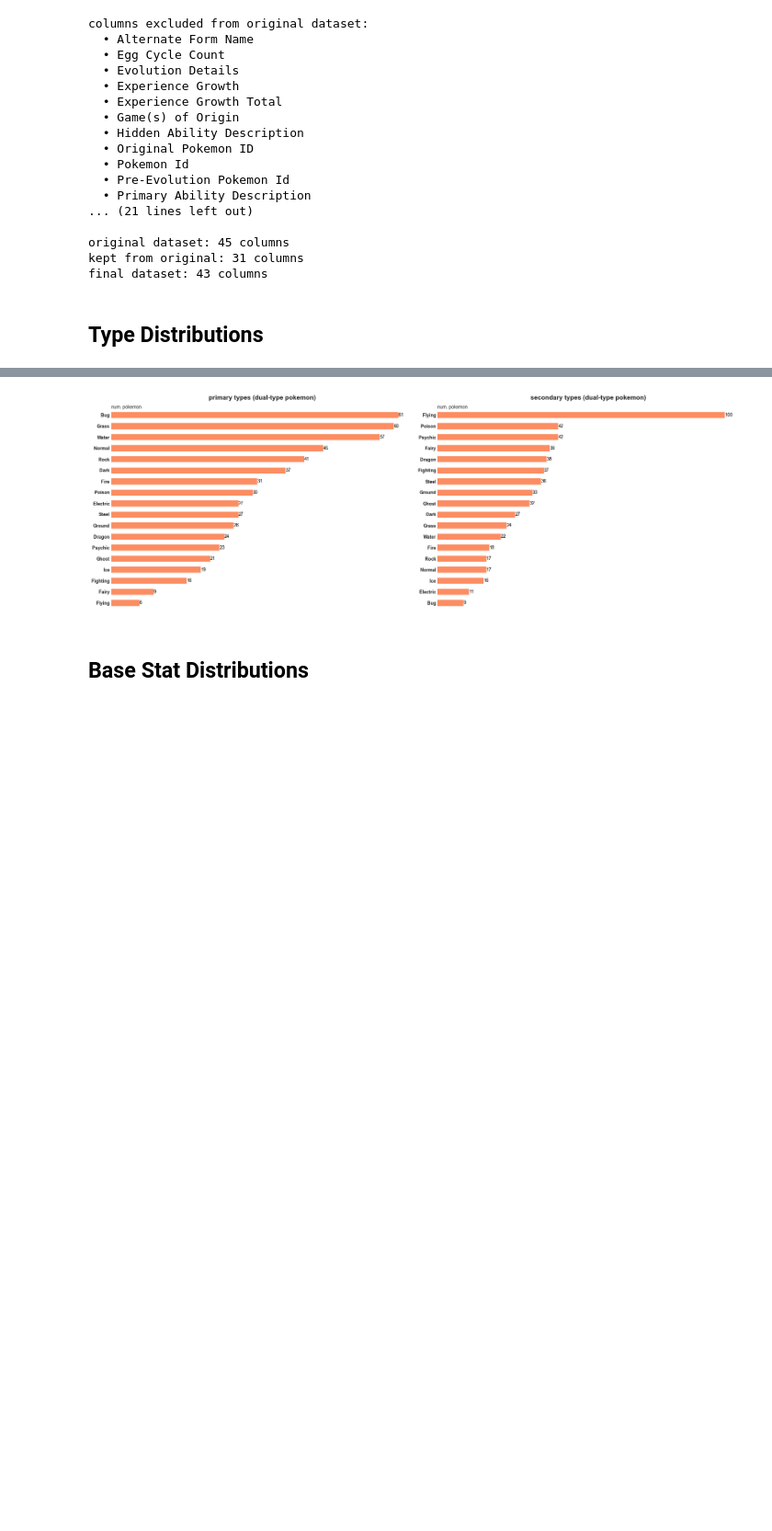
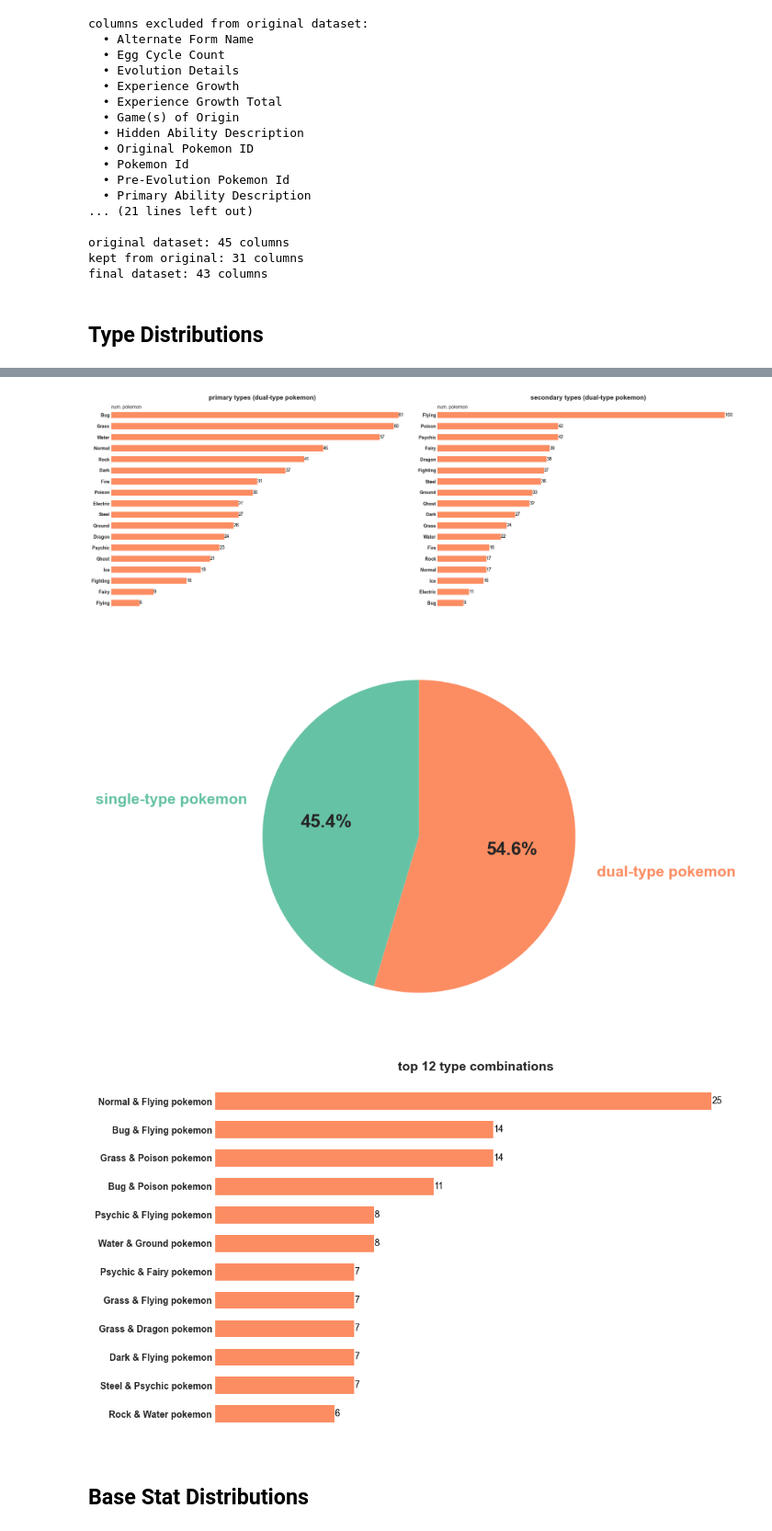
Before and after one commit to Redseba/Team-Rocket-Research, a Jupyter notebook: 1_data_distributions.ipynb, the cells around one changed output, grey strips where cells are left out. Shown: that part at 92% size. Saved outputs shown, nothing was run; the diff lists cells and outputs as text; code cells hidden in the pictures; blank space fills up the shorter version.

Commit message:
updated distribution graphs

```diff
--- a/1_data_distributions.ipynb
+++ b/1_data_distributions.ipynb
@@ -190,7 +190,14 @@ final dataset: 43 columns
 ## Type Distributions
 # %%
 # --- TYPE DISTRIBUTION CHARTS ---
-# Group 1: Full primary type distribution (all), and single-type primary distribution (side by side)
+# define strip_quotes utility if missing
+def strip_quotes(series):
+    return series.str.replace('"', '').str.replace("'", '') if hasattr(series, 'str') else series
+
+# create single_type and dual_type DataFrames
+single_type = df_clean[df_clean['Has Secondary Type'] == 0]
+dual_type = df_clean[df_clean['Has Secondary Type'] == 1]
+
 fig, (ax1, ax2) = plt.subplots(1, 2, figsize=(20, 7))
 # full primary type distribution (all pokemon)
 all_type_counts = df_clean['Primary Type'].value_counts(ascending=False)
@@ -242,35 +249,94 @@ for bar in bars1:
     bar.set_edgecolor('none')
     bar.set_linewidth(0)
 for label in ax1.get_yticklabels():
     label.set_fontweight('bold')
 ax1.text(0, len(dual_primary)-0.5, 'num. pokemon', fontsize=10, fontweight='normal', ha='left', va='bottom')
 for bar, count in zip(bars1, dual_primary.values[::-1]):
     ax1.text(bar.get_width(), bar.get_y() + bar.get_height()/2, f'{count}', ha='left', va='center', fontsize=10, color='black')
 # secondary type distribution (dual-type only)
 secondary_counts = dual_type['Secondary Type'].value_counts(ascending=False)
 secondary_counts.index = strip_quotes(secondary_counts.index)
 bars2 = ax2.barh(secondary_counts.index[::-1], secondary_counts.values[::-1], color=presentation_palette[1], edgecolor='none', linewidth=0, height=0.55)
 ax2.set_title('secondary types (dual-type pokemon)', fontsize=14, fontweight='bold')
 ax2.axes.get_xaxis().set_visible(False)
 ax2.grid(False)
 ax2.set_frame_on(False)
 for bar in bars2:
     bar.set_edgecolor('none')
     bar.set_linewidth(0)
 for label in ax2.get_yticklabels():
     label.set_fontweight('bold')
 ax2.text(0, len(secondary_counts)-0.5, 'num. pokemon', fontsize=10, fontweight='normal', ha='left', va='bottom')
 for bar, count in zip(bars2, secondary_counts.values[::-1]):
     ax2.text(bar.get_width(), bar.get_y() + bar.get_height()/2, f'{count}', ha='left', va='center', fontsize=10, color='black')
 plt.tight_layout()
 plt.savefig('figures/distribution/primary_and_secondary_dual_type.png', dpi=800, bbox_inches='tight')
 plt.show()
 
-# --- REMOVED INDIVIDUAL CHARTS (now grouped above) ---
-# (single vs dual pie, top combos, etc. remain unchanged below)
+# --- INDIVIDUAL CHARTS: PIE AND TOP COMBOS ---
+# Pie chart: single-type vs dual-type pokemon
+fig, ax = plt.subplots(figsize=(7, 7))
+single_count = len(single_type)
+dual_count = len(dual_type)
+pie_labels = ['single-type pokemon', 'dual-type pokemon']
+pie_sizes = [single_count, dual_count]
+pie_colors = [presentation_palette[0], presentation_palette[1]]
+wedges, texts, autotexts = ax.pie(
+    pie_sizes,
+    labels=None,
+    autopct='%1.1f%%',
+    colors=pie_colors,
+    startangle=90,
+    textprops={'fontsize': 16}
+)
+# set pie labels as colored text matching slice, moved even further out
+for i, (wedge, label) in enumerate(zip(wedges, pie_labels)):
+    ang = (wedge.theta2 + wedge.theta1) / 2.
+    x = np.cos(np.deg2rad(ang)) * 1.6  # move labels further out
+    y = np.sin(np.deg2rad(ang)) * 1.6
+    ax.text(x, y, label, ha='center', va='center', fontsize=15,
+            fontweight='bold', color=pie_colors[i])
+# make percentage labels larger
+for autotext in autotexts:
+    autotext.set_fontsize(18)
+    autotext.set_fontweight('bold')
+ax.set_title(None)
+plt.savefig('figures/distribution/single_vs_dual_pie.png',
+            dpi=800, bbox_inches='tight')
+plt.show()
+
+# Top type combinations (dual-type)
+top_n = 12
+top_combos = dual_type.groupby(['Primary Type', 'Secondary Type']).size(
+).sort_values(ascending=False).head(top_n)
+top_combos_df = top_combos.reset_index(name='count')
+fig, ax = plt.subplots(figsize=(10, 6))
+combo_labels = [f"{str(row['Primary Type']).replace('"', '').replace("'", '')} & {str(row['Secondary Type']).replace('"', '').replace("'", '')} pokemon" for _,
+                row in top_combos_df.iterrows()]
+bars = ax.barh(combo_labels[::-1], top_combos_df['count'][::-1],
+               color=presentation_palette[1], edgecolor=None, height=0.6)
+for bar in bars:
+    bar.set_edgecolor('none')  # ensure outline is removed
+ax.set_title(f"top {top_n} type combinations", fontsize=14, fontweight='bold')
+ax.set_xlabel('num. pokemon')
+ax.set_ylabel('')
+ax.grid(False)
+ax.axes.get_xaxis().set_visible(False)
+ax.set_frame_on(False)  # remove chart outline
+for bar, count in zip(bars, top_combos_df['count'][::-1]):
+    ax.text(bar.get_width(), bar.get_y() + bar.get_height()/2,
+            f'{count}', ha='left', va='center', fontsize=10, color='black')
+for label in ax.get_yticklabels():
+    label.set_fontweight('bold')
+plt.tight_layout()
+plt.savefig('figures/distribution/top_type_combos.png',
+            dpi=800, bbox_inches='tight')
+plt.show()
 # %% [output]
 [figure]
 [figure]
+[figure, added]
+[figure, added]
 # %% [markdown]
 ## Base Stat Distributions
 # %%
```
Also changed, not shown: parts of 2 cells of this notebook, 2 other files.
